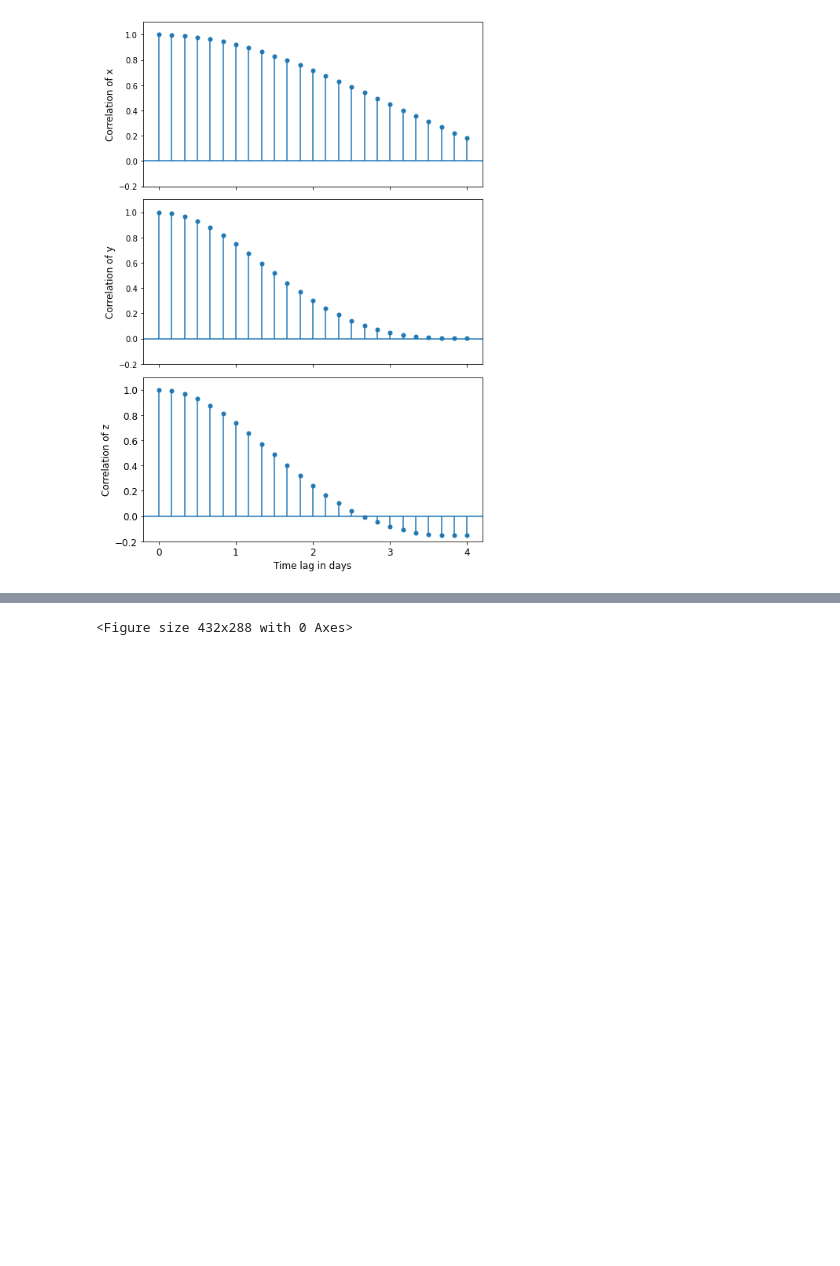
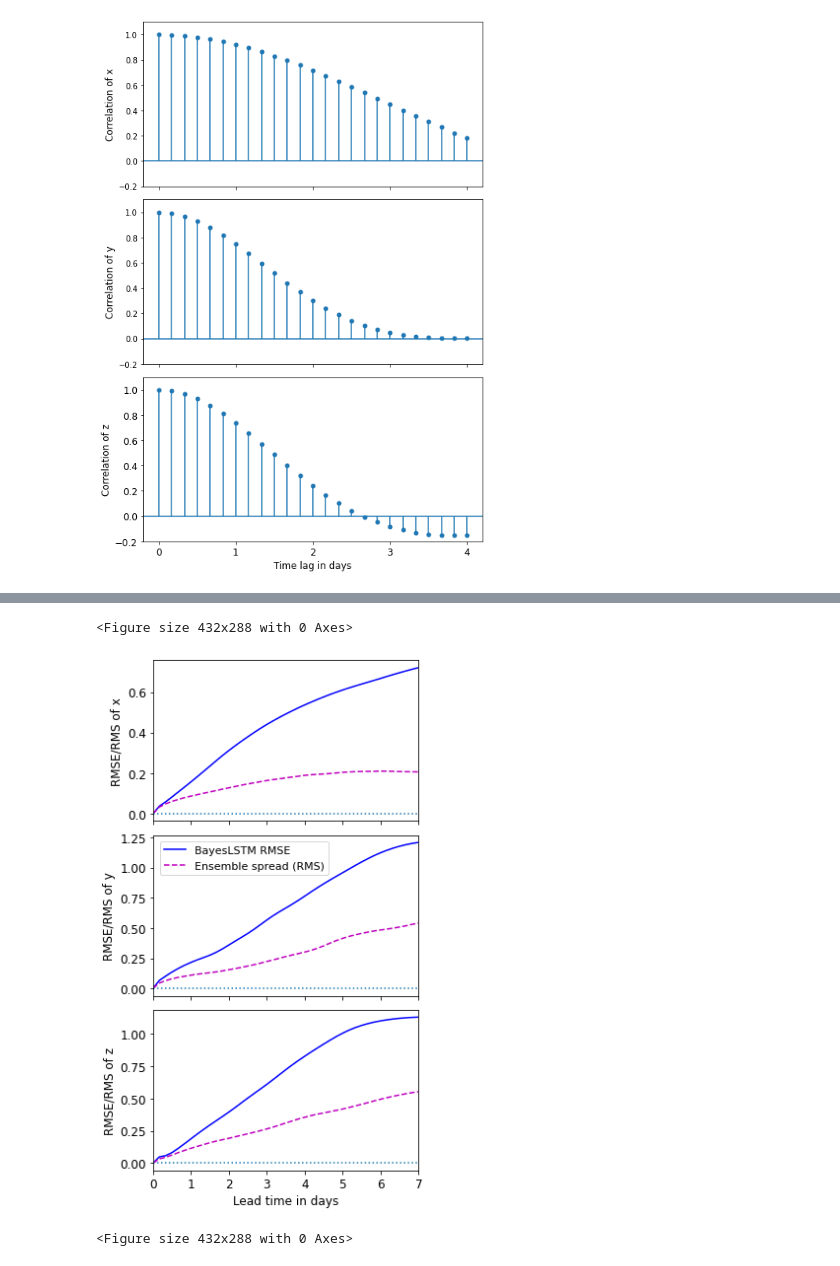
Before and after one commit to geek-yang/DeepArctic, a Jupyter notebook: BayesMap/Lorenz84/paperFigs/ultra_long_series/forecast_Lorens84_skills_metrics_reliability_per6t.ipynb, the cells around one changed output, grey strips where cells are left out. Drawn from its saved outputs; the diff is of its cells as text; code cells hidden in the pictures; blank space fills up the shorter version.

```diff
--- a/BayesMap/Lorenz84/paperFigs/ultra_long_series/forecast_Lorens84_skills_metrics_reliability_per6t.ipynb
+++ b/BayesMap/Lorenz84/paperFigs/ultra_long_series/forecast_Lorens84_skills_metrics_reliability_per6t.ipynb
@@ -694,3 +690,76 @@ print(prob_pred_xyz.shape)
+# %%
+    ##############################################################################################################
+    ###########       Compute RMSE with given ensemble predictands and deterministic observation       ###########
+    ##############################################################################################################
+    # Write CSV file
+    # with open(os.path.join(output_path, "RMSE.csv"), "wt+") as fp:
+    #     writer = csv.writer(fp, delimiter=",")
+    #     writer.writerow(["x", "y", "z", "VAR"])  # write header
+    #     writer.writerow(np.arange(step_lead))  # write header
+    #     writer.writerows(rmse_VAR_mean.T)
+    #     writer.writerow(["x", "y", "z", "Bayes"])
+    #     writer.writerow(np.arange(step_lead))  # write header
+    #     writer.writerows(rmse_bayes_mean.T)
+    #     writer.writerow(["x", "y", "z", "persistence"])
+    #     writer.writerow(np.arange(step_lead))  # write header
+    #     writer.writerows(rmse_persist.T)
+
+    display_upto = 42
+
+    index = np.arange(0, step_lead)
+
+    fig041 = plt.figure()
+    fig041, (ax1,ax2,ax3) = plt.subplots(3, 1, sharex=True)
+    fig041.set_size_inches(4.8, 8, forward=True)
+
+    # rmse of forecast
+    ax1.plot(np.arange(display_upto+1), rmse_bayes_mean[:display_upto+1,0], 'b', label='BayesLSTM RMSE')
+    ax1.plot(np.arange(display_upto+1), rms_bayes_spread_mean[:display_upto+1,0], color='m', linestyle='dashed', label='Ensemble spread (RMS)')
+
+    ax2.plot(np.arange(display_upto+1), rmse_bayes_mean[:display_upto+1,1], 'b', label='BayesLSTM RMSE')
+    ax2.plot(np.arange(display_upto+1), rms_bayes_spread_mean[:display_upto+1,1], color='m', linestyle='dashed', label='Ensemble spread (RMS)')
+
+    ax3.plot(np.arange(display_upto+1), rmse_bayes_mean[:display_upto+1,2], 'b', label='BayesLSTM RMSE')
+    ax3.plot(np.arange(display_upto+1), rms_bayes_spread_mean[:display_upto+1,2], color='m', linestyle='dashed', label='Ensemble spread (RMS)')
+
+    ax1.axhline(y=0, ls = ':')
+    ax2.axhline(y=0, ls = ':')
+    ax3.axhline(y=0, ls = ':')
+
+    ax1.set_xlim(0, display_upto)
+    ax2.set_xlim(0, display_upto)
+    ax3.set_xlim(0, display_upto)
+
+    ax1.set_xticks(np.arange(0,display_upto+1,3))
+    ax2.set_xticks(np.arange(0,display_upto+1,3))
+    ax3.set_xticks(np.arange(0,display_upto+1,3))
+
+    #ax1.set_ylim(0, 0.5)
+    #ax2.set_ylim(0, 0.5)
+    #ax3.set_ylim(0, 0.5)
+
+    ax1.set_ylabel("RMSE/RMS of x", fontsize=12)
+    ax2.set_ylabel("RMSE/RMS of y", fontsize=12)
+    ax3.set_ylabel("RMSE/RMS of z", fontsize=12)
+
+    plt.xlabel("Lead time in days", fontsize=12)
+
+    plt.xticks(np.arange(0,display_upto+1,6),np.arange(0,display_upto//6+1))
+    ax1.tick_params(axis='both', which='major', labelsize=12)
+    ax2.tick_params(axis='both', which='major', labelsize=12)
+    ax3.tick_params(axis='both', which='major', labelsize=12)
+
+    # ax1.legend(frameon=True, bbox_to_anchor=(0.005,0.995), prop={'size': 11.0}, loc=2)
+    ax2.legend(frameon=True, bbox_to_anchor=(0.005,0.995), prop={'size': 11.0}, loc=2)
+    # ax3.legend(frameon=True, bbox_to_anchor=(1.05,0.5), prop={'size': 11.0}, loc='center left',) # only 4 legend
+
+    plt.tight_layout()
+
+    plt.show()
+    fig041.savefig(os.path.join(output_path,'spread_skill.png'),dpi=150)
+# %% [output]
+<Figure size 432x288 with 0 Axes>
+[figure, added]
 # %%
     ##########################################################################
     ###########       Display RMSE initial v.s. error growth       ###########
```
Also changed, not shown: parts of 7 cells of this notebook.
